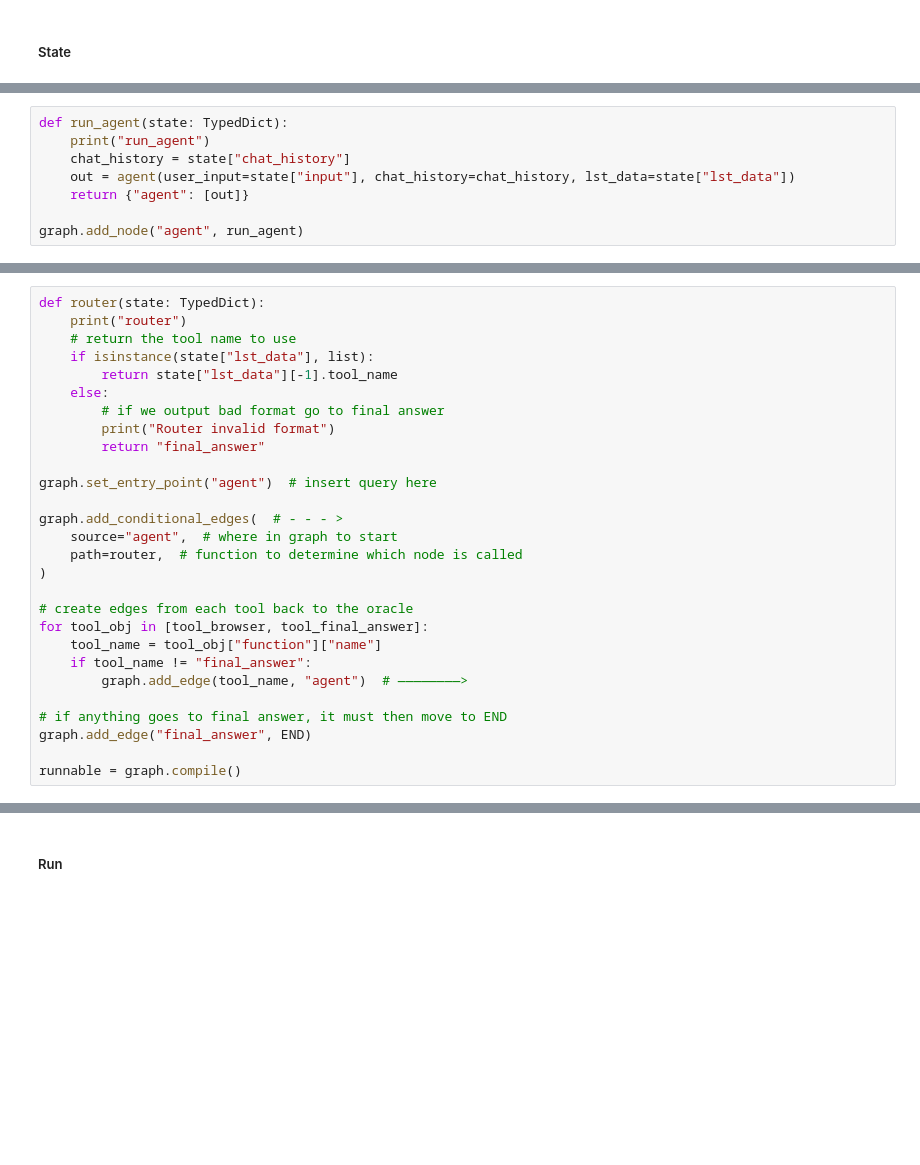
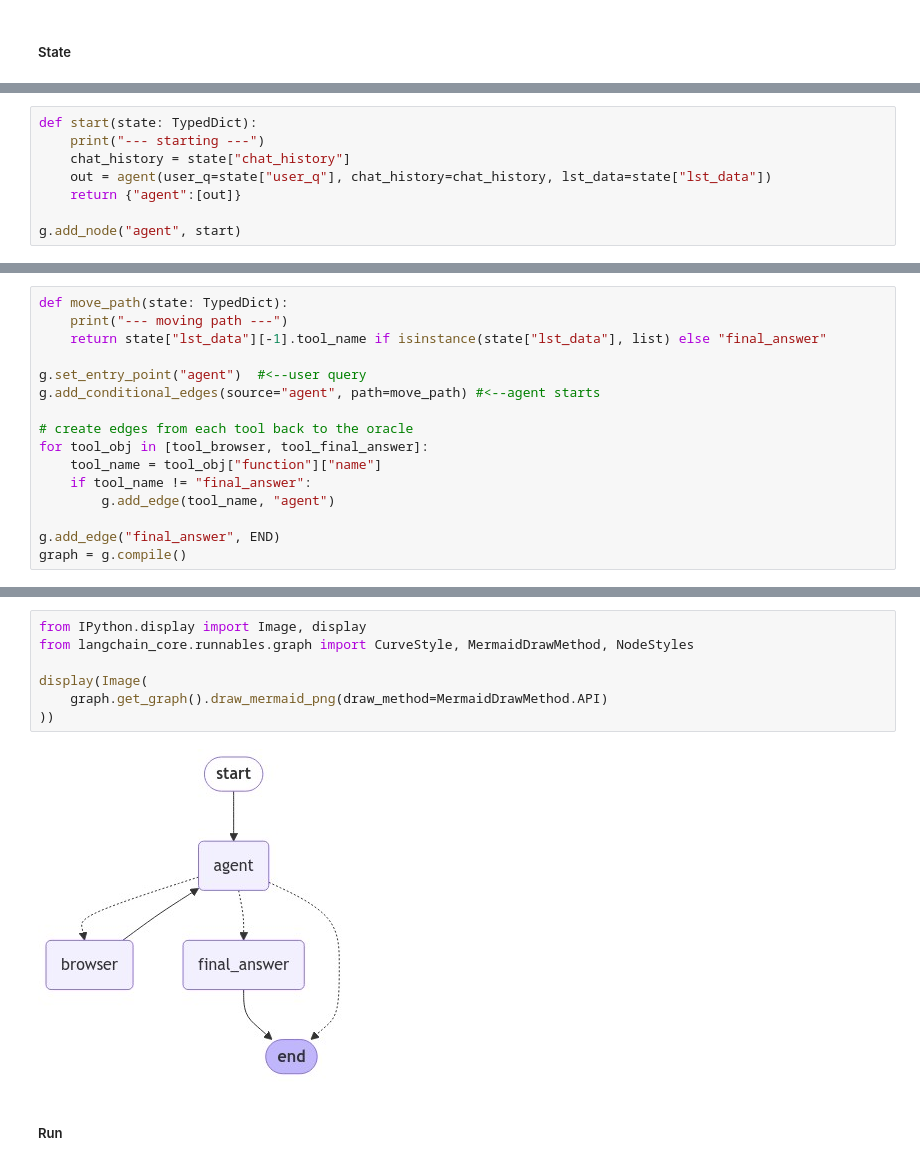
Before and after one commit to mdipietro09/GenerativeAI, a Jupyter notebook: Agents_fromScratch/notebook.ipynb, the cells around one changed output, grey strips where cells are left out. Drawn from its saved outputs; the diff is of its cells as text; blank space fills up the shorter version.

```diff
--- a/Agents_fromScratch/notebook.ipynb
+++ b/Agents_fromScratch/notebook.ipynb
@@ -292,9 +291,9 @@ graph = StateGraph(AgentState)
 # %%
-def run_agent(state: TypedDict):
-    print("run_agent")
+def start(state: TypedDict):
+    print("--- starting ---")
     chat_history = state["chat_history"]
-    out = agent(user_input=state["input"], chat_history=chat_history, lst_data=state["lst_data"])
-    return {"agent": [out]}
+    out = agent(user_q=state["user_q"], chat_history=chat_history, lst_data=state["lst_data"])
+    return {"agent":[out]}
 
-graph.add_node("agent", run_agent)
+g.add_node("agent", start)
 # %%
@@ -314,29 +313,17 @@ graph.add_node("final_answer", run_tool)
 # %%
-def router(state: TypedDict):
-    print("router")
-    # return the tool name to use
-    if isinstance(state["lst_data"], list):
-        return state["lst_data"][-1].tool_name
-    else:
-        # if we output bad format go to final answer
-        print("Router invalid format")
-        return "final_answer"
+def move_path(state: TypedDict):
+    print("--- moving path ---")
+    return state["lst_data"][-1].tool_name if isinstance(state["lst_data"], list) else "final_answer"
 
-graph.set_entry_point("agent")  # insert query here
-
-graph.add_conditional_edges(  # - - - >
-    source="agent",  # where in graph to start
-    path=router,  # function to determine which node is called
-)
+g.set_entry_point("agent")  #<--user query
+g.add_conditional_edges(source="agent", path=move_path) #<--agent starts
 
 # create edges from each tool back to the oracle
 for tool_obj in [tool_browser, tool_final_answer]:
     tool_name = tool_obj["function"]["name"]
     if tool_name != "final_answer":
-        graph.add_edge(tool_name, "agent")  # ————————>
+        g.add_edge(tool_name, "agent")
 
-# if anything goes to final answer, it must then move to END
-graph.add_edge("final_answer", END)
-
-runnable = graph.compile()
+g.add_edge("final_answer", END)
+graph = g.compile()
 # %% [markdown]
@@ -366,3 +331,12 @@ display(
+# %%
+from IPython.display import Image, display
+from langchain_core.runnables.graph import CurveStyle, MermaidDrawMethod, NodeStyles
+
+display(Image(
+    graph.get_graph().draw_mermaid_png(draw_method=MermaidDrawMethod.API)
+))
+# %% [output]
+[figure, added]
 # %% [markdown]
 ##### Run
 # %%
```
Also changed, not shown: parts of 10 cells of this notebook.
